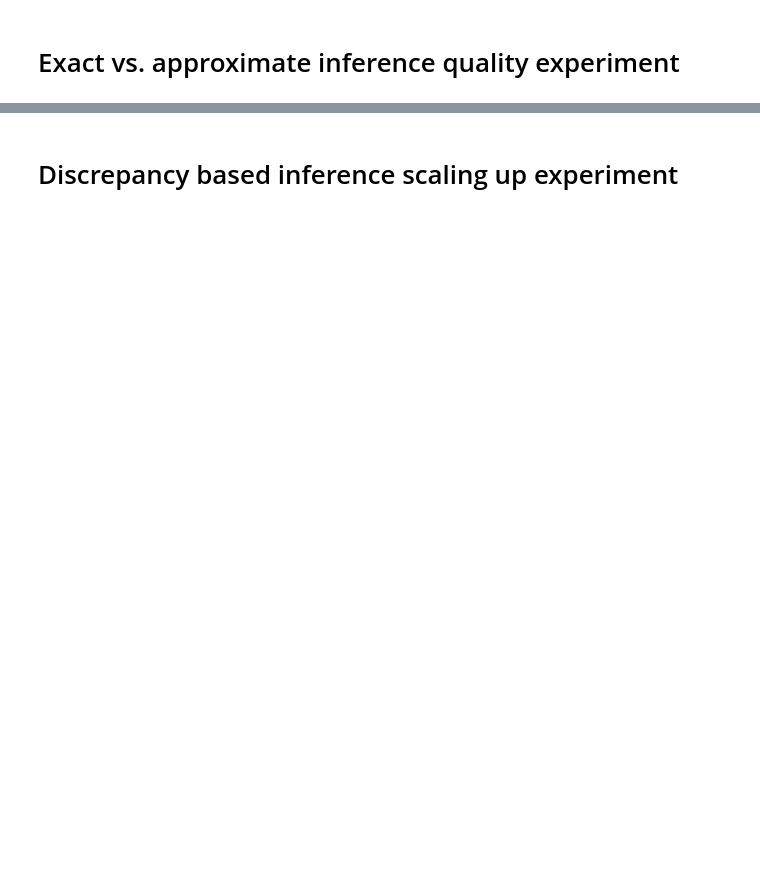
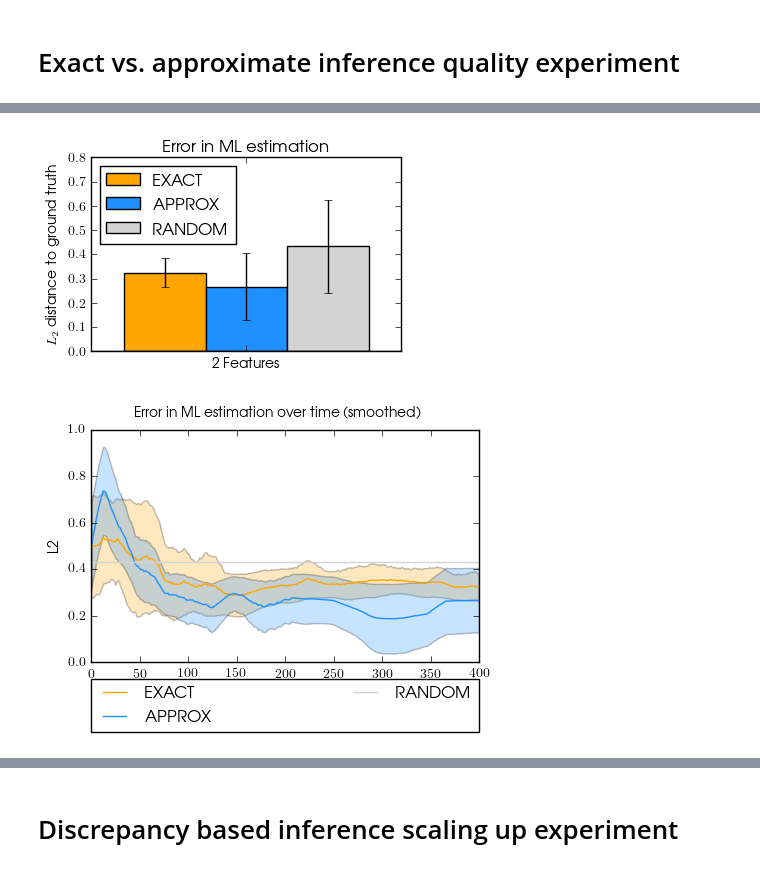
Before and after one commit to akangasr/sdirl, a Jupyter notebook: notebooks/result_analysis.ipynb, the cells around one changed output, grey strips where cells are left out. Saved outputs shown, nothing was run; the diff lists cells and outputs as text; code cells hidden in the pictures; blank space fills up the shorter version.

```diff
--- a/notebooks/result_analysis.ipynb
+++ b/notebooks/result_analysis.ipynb
@@ -360,19 +487,27 @@ fig.savefig('../results/full_duration.png', bbox_inches='tight')
 # %%
 datas = get_eva_exp_datas("L2")
 datas.append(
-    {"name": "RND",
-     "color": "k",
-     "means": random_L2_means,
-     "std": random_L2_stds})
-groups = ["2 Features", "3 Features"]
-title = "Mean L2 error on 5x5 grid"
-ylabel = "L2 error to ground truth"
-ylim = (0, 1.2)
-fig = plot_barchart(datas, groups, title, ylabel, ylim)
+    {"name": "RANDOM",
+     "color": "lightgrey",
+     "ecolor": "k",
+     "means": [random_L2_means[0]],
+     "std": [random_L2_stds[0]]})
+     #"means": random_L2_means,
+     #"std": random_L2_stds})
+groups = ["2 Features",
+          #"3 Features"
+         ]
+title = "Error in ML estimation"
+ylabel = "$L_2$ distance to ground truth"
+ylim = (0, 0.8)
+fig = plot_barchart(datas, groups, title, ylabel, ylim, figsize=(4,2.5))
 fig.savefig('../results/l2_errors_comp.png', bbox_inches='tight')
 
-fig = plot_graph(datas, groups, title+" over time", ylabel="L2", smooth=True)
+fig = plot_graph(datas, groups, title+" over time", ylabel="L2", smooth=True, figsize=(5,3))
 fig.savefig('../results/l2_errors_comp_temp.png', bbox_inches='tight')
+# %% [output]
+[figure, added]
+[figure, added]
 # %%
 datas = get_eva_exp_datas("Proportion")
 datas.append(
```
Also changed, not shown: parts of 19 cells of this notebook, 1 other file.
